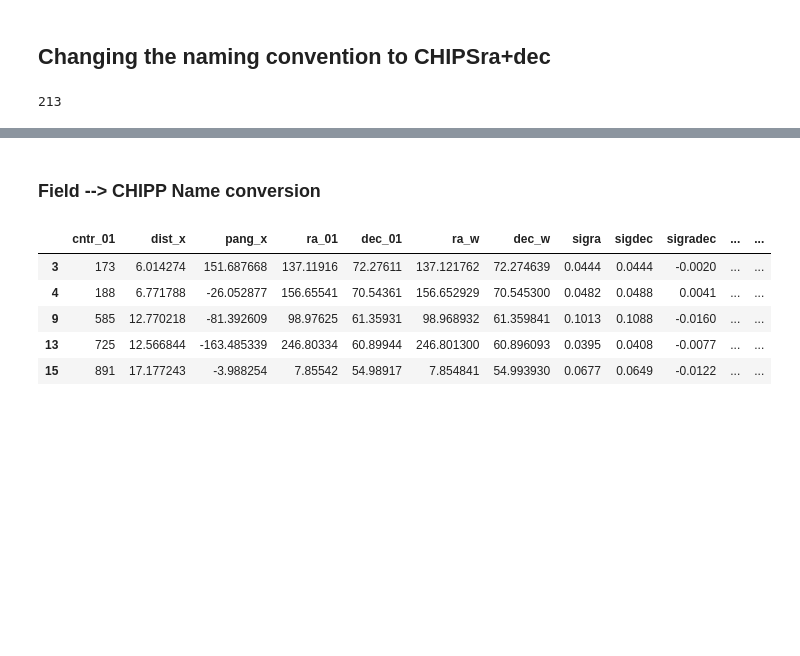
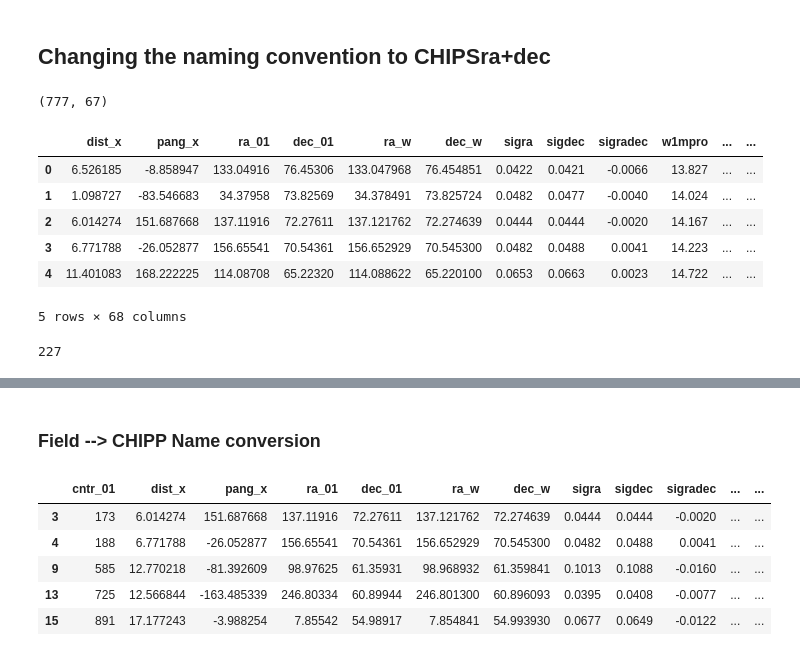
Before and after one commit to leogulus/XRay-Project, a Jupyter notebook: observed_rename_field|Panstarr_image.ipynb, the cells around one changed output, grey strips where cells are left out. Drawn from its saved outputs; the diff is of its cells as text; code cells hidden in the pictures; blank space fills up the shorter version.

```diff
--- a/observed_rename_field|Panstarr_image.ipynb
+++ b/observed_rename_field|Panstarr_image.ipynb
@@ -24,17 +137,30 @@ df['chips']=['CHIPS'+i+j for i, j in zip(ra_l, dec_l)]
 # df[['name','chips']].sort_values(by='chips').to_csv('/Users/taweewat/Dropbox/Documents/MIT/Observation/chips_name_old.csv')
 # %%
 dfq=pd.read_csv('/Users/taweewat/Documents/xray_project/ned-result/final_cut7_new.csv')   #final_cut7_new.csv (already remove mike previous observations)
-dfq=dfq.set_index([np.arange(1,722+1,1).tolist()])
+# dfq=dfq.set_index([np.arange(1,722+1,1).tolist()])
+
+print dfq.shape
 
 ra_l=[Angle(i, u.deg).to_string(unit=u.hr, sep='', precision=0, pad=True)[:4] for i in dfq['ra'].values]
 dec_l=[Angle(i, u.deg).to_string(unit=u.degree, sep='', precision=0, alwayssign=True, pad=True)[:5] for i in dfq['dec'].values]
 
 dfq['chips']=['CHIPS'+i+j for i, j in zip(ra_l, dec_l)]
 # dfq.sort_values(by='chips').to_csv('/Users/taweewat/Dropbox/Documents/MIT/Observation/chips_name_new.csv')
+# %% [output]
+(777, 67)
+# %%
+dfq.head()
+# %% [output]
+|  | dist_x | pang_x | ra_01 | dec_01 | ra_w | dec_w | sigra | sigdec | sigradec | w1mpro | ... | ... |
+| 0 | 6.526185 | -8.858947 | 133.04916 | 76.45306 | 133.047968 | 76.454851 | 0.0422 | 0.0421 | -0.0066 | 13.827 | ... | ... |
+| 1 | 1.098727 | -83.546683 | 34.37958 | 73.82569 | 34.378491 | 73.825724 | 0.0482 | 0.0477 | -0.0040 | 14.024 | ... | ... |
+| 2 | 6.014274 | 151.687668 | 137.11916 | 72.27611 | 137.121762 | 72.274639 | 0.0444 | 0.0444 | -0.0020 | 14.167 | ... | ... |
+| 3 | 6.771788 | -26.052877 | 156.65541 | 70.54361 | 156.652929 | 70.545300 | 0.0482 | 0.0488 | 0.0041 | 14.223 | ... | ... |
+| 4 | 11.401083 | 168.222225 | 114.08708 | 65.22320 | 114.088622 | 65.220100 | 0.0653 | 0.0663 | 0.0023 | 14.722 | ... | ... |
+5 rows × 68 columns
 # %%
 intersect=np.intersect1d(df['chips'].values, dfq['chips'].values)
+df_new=df[df['chips'].isin(intersect)]
+print len(df_new)
+# %% [output]
+227
-# %%
-df_new=df[df['chips'].isin(intersect)]
-print len(df_new)
-# %% [output]
-213
```
Also changed, not shown: parts of 27 cells of this notebook, 16 other files.
